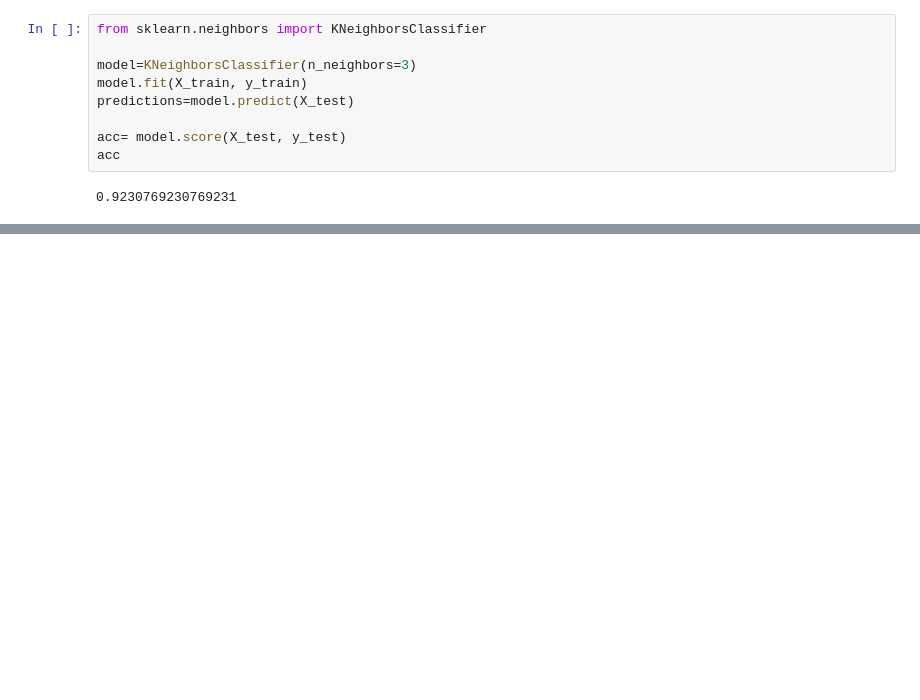
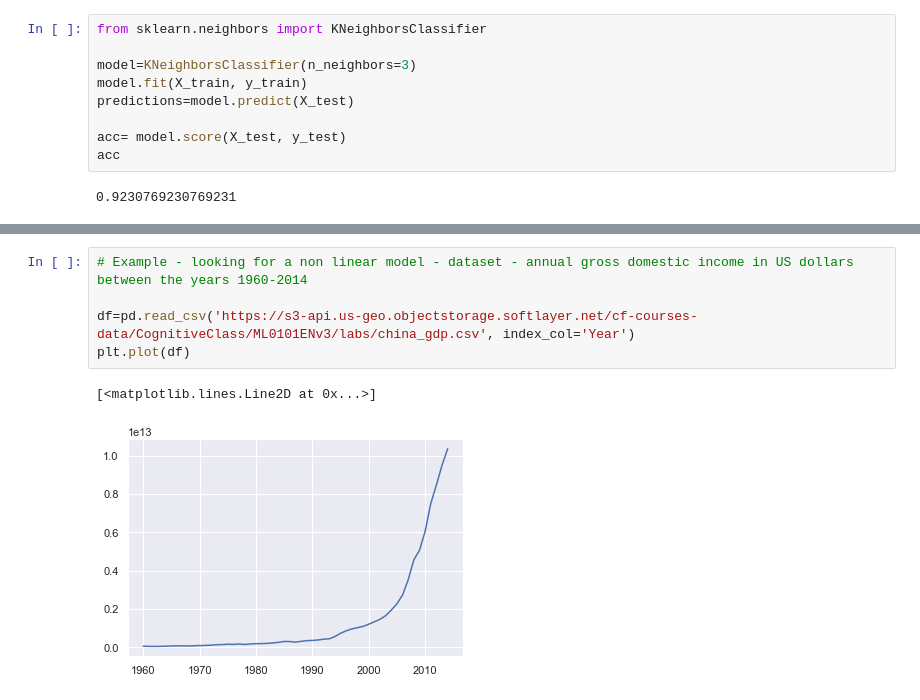
Before and after one commit to justkacz/MLTraining, a Jupyter notebook: IntroductiontoMLwithPython.ipynb, the cells around one changed output, grey strips where cells are left out. Drawn from its saved outputs; the diff is of its cells as text; blank space fills up the shorter version.

```diff
--- a/IntroductiontoMLwithPython.ipynb
+++ b/IntroductiontoMLwithPython.ipynb
@@ -111,0 +238,8 @@ acc
+# %%
+# Example - looking for a non linear model - dataset - annual gross domestic income in US dollars between the years 1960-2014
+
+df=pd.read_csv('https://s3-api.us-geo.objectstorage.softlayer.net/cf-courses-data/CognitiveClass/ML0101ENv3/labs/china_gdp.csv', index_col='Year')
+plt.plot(df)
+# %% [output]
+[<matplotlib.lines.Line2D at 0x...>]
+[figure, added]
```
Also changed, not shown: parts of 17 cells of this notebook, 1 other file.
